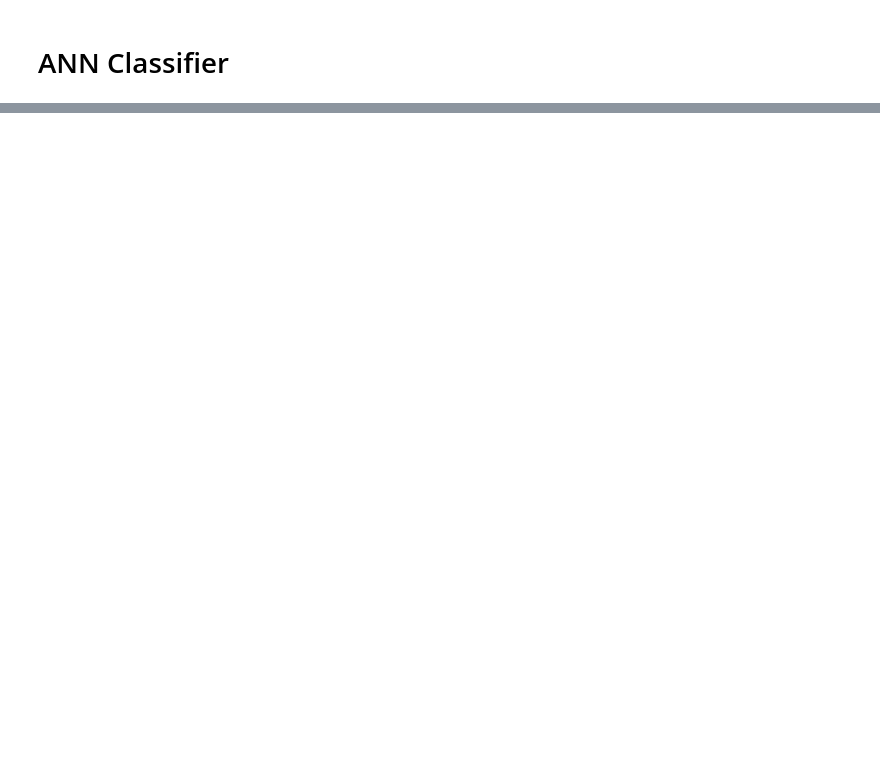
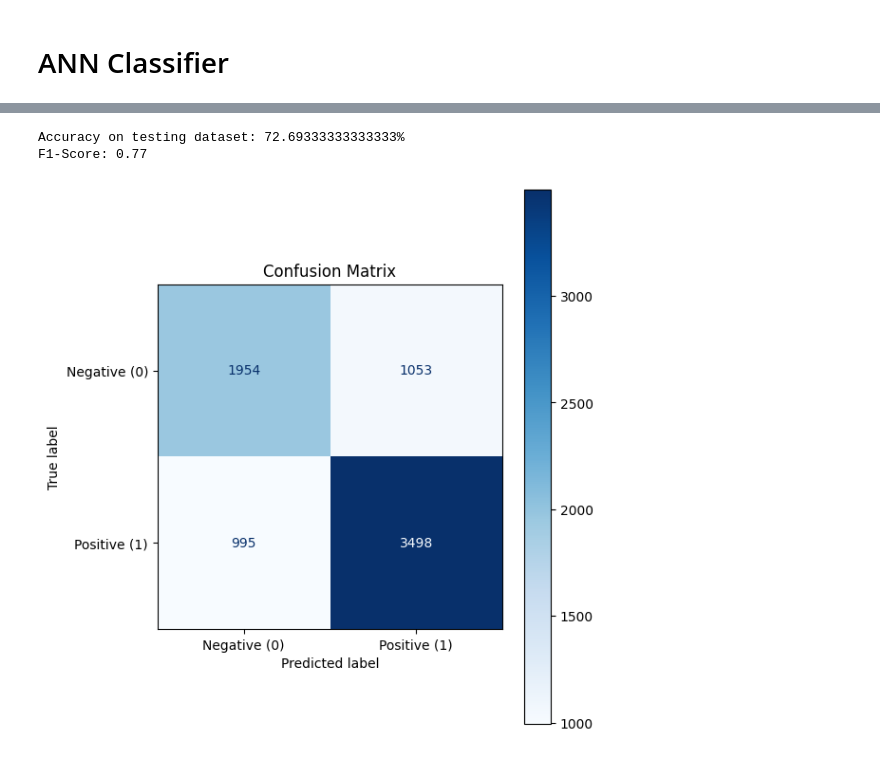
Before and after one commit to juliusatgit/AdvancedDeepLearning, a Jupyter notebook: Lab_1/Practical_1.ipynb, the cells around one changed output, grey strips where cells are left out. Cells and saved outputs as stored; diff of their text form; code cells hidden in the pictures; blank space fills up the shorter version.

```diff
--- a/Lab_1/Practical_1.ipynb
+++ b/Lab_1/Practical_1.ipynb
@@ -118,0 +139,10 @@ test_loader_large = DataLoader(TensorDataset(test_x_tensor_l, test_y_tensor_l),
+# %%
+# Train Word2Vec
+word2vec_model = Word2Vec(
+    sentences=tokenized_sentences,
+    vector_size=100,       # dimension of vectors
+    window=5,
+    min_count=1,           # min. appearance of a word in dataset
+    workers=4,
+    sg=0                   # 1 = skip-gram, 0 = CBOW
+)
@@ -121,0 +192,10 @@ test_loader_large = DataLoader(TensorDataset(test_x_tensor_l, test_y_tensor_l),
+# %%
+# Create Tensor datasets
+train_x_tensor_w2v_l, train_y_tensor_w2v_l = create_dataset(X_train_l, y_train_l, word2vec_model)
+val_x_tensor_w2v_l, val_y_tensor_w2v_l = create_dataset(X_val_l, y_val_l, word2vec_model)
+test_x_tensor_w2v_l, test_y_tensor_w2v_l = create_dataset(X_test_l, y_test_l, word2vec_model)
+
+# Build datasets and DataLoaders
+train_loader_w2v_l = DataLoader(TensorDataset(train_x_tensor_w2v_l, train_y_tensor_w2v_l), batch_size=32, shuffle=True)
+val_loader_w2v_l = DataLoader(TensorDataset(val_x_tensor_w2v_l, val_y_tensor_w2v_l), batch_size=32, shuffle=False)
+test_loader_w2v_l = DataLoader(TensorDataset(test_x_tensor_w2v_l, test_y_tensor_w2v_l), batch_size=32, shuffle=False)
@@ -385,0 +550,8 @@ F1-Score: 0.89
+# %%
+model_name ='amazonclasssimplew2vlarge'
+input_size = train_x_tensor_w2v_l.shape[1]
+model = ANNClassifierLarge(input_size, model_name)
+criterion = nn.BCELoss()
+optimizer = optim.AdamW(model.parameters(), lr=0.001, weight_decay=1e-5)
+
+trained_model = train_model(model, criterion, optimizer, train_loader_w2v_l, val_loader_w2v_l, num_epochs=50)
@@ -385,0 +576,14 @@ F1-Score: 0.89
+# %%
+# Load best model
+model = ANNClassifierLarge(input_size, model_name)
+model.load_state_dict(torch.load(model.name))
+
+# Evaluate best model
+_, test_acc, labels, preds = test_model(model=model, loader=test_loader_w2v_l, criterion=criterion, input_size=input_size)
+print(f'Accuracy on testing dataset: {test_acc}%')
+print(f'F1-Score: {f1_score(labels, preds):.2f}')
+plot_confusion_matrix(labels, preds)
+# %% [output]
+Accuracy on testing dataset: 72.69333333333333%
+F1-Score: 0.77
+[figure, added]
```
Also changed, not shown: parts of 35 cells of this notebook.
